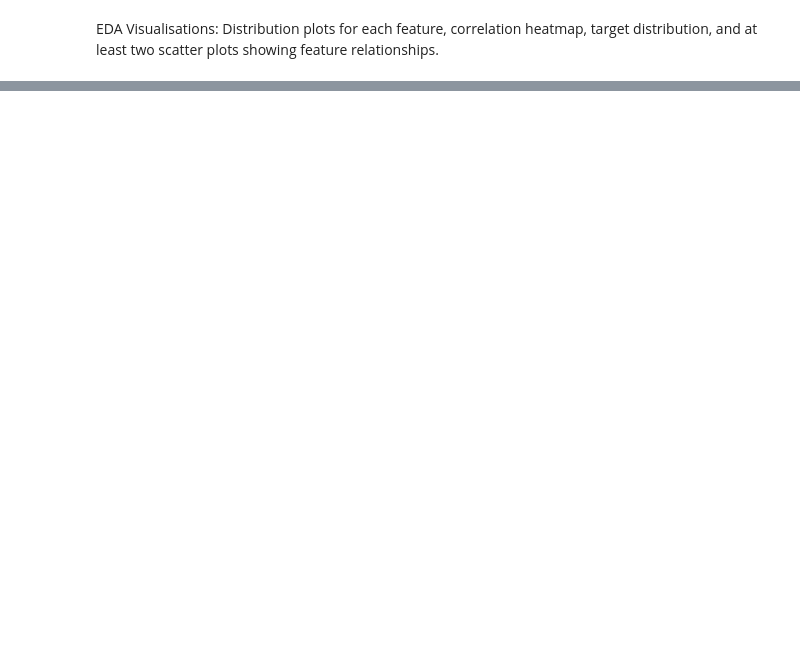
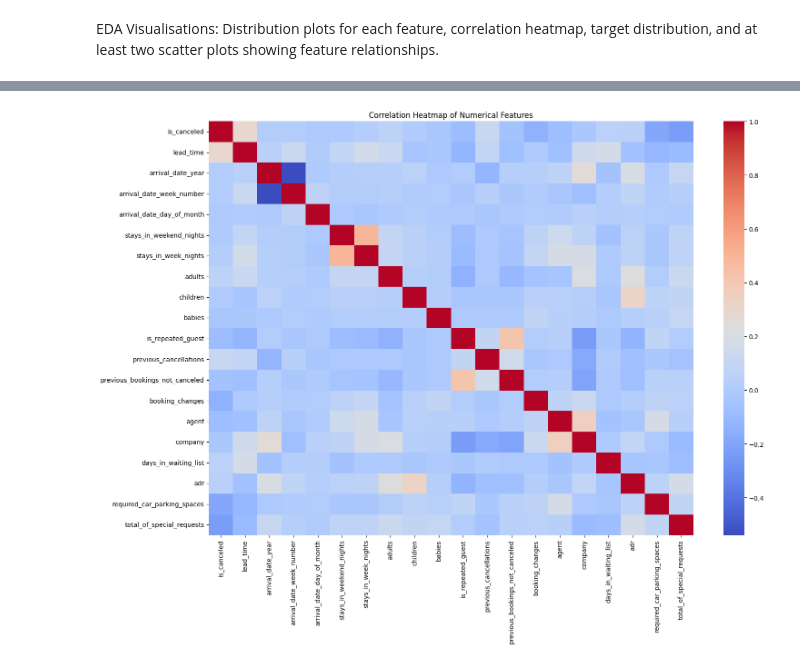
Before and after one commit to 23mani/ML-Capstone-Hotel-Booking-Demand, a Jupyter notebook: notebooks/eda.ipynb, the cells around one changed output, grey strips where cells are left out. Drawn from its saved outputs; the diff is of its cells as text; code cells hidden in the pictures; blank space fills up the shorter version.

```diff
--- a/notebooks/eda.ipynb
+++ b/notebooks/eda.ipynb
@@ -107,0 +175,17 @@ df["is_canceled"].value_counts(normalize=True).mul(100).round(2)
+# %%
+#4. Correlation heatmap
+plt.figure(figsize=(16, 12))
+
+correlation = df.select_dtypes(include=np.number).corr()
+
+sns.heatmap(
+    correlation,
+    cmap="coolwarm",
+    annot=False
+)
+
+plt.title("Correlation Heatmap of Numerical Features")
+plt.tight_layout()
+plt.show()
+# %% [output]
+[figure, added]
```
Also changed, not shown: parts of 11 cells of this notebook.
